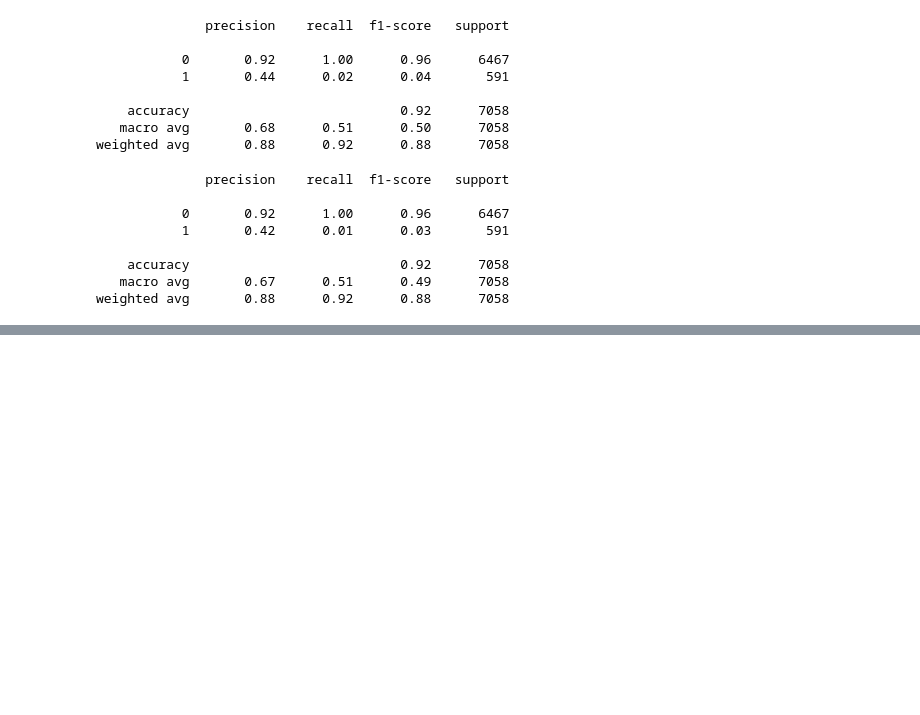
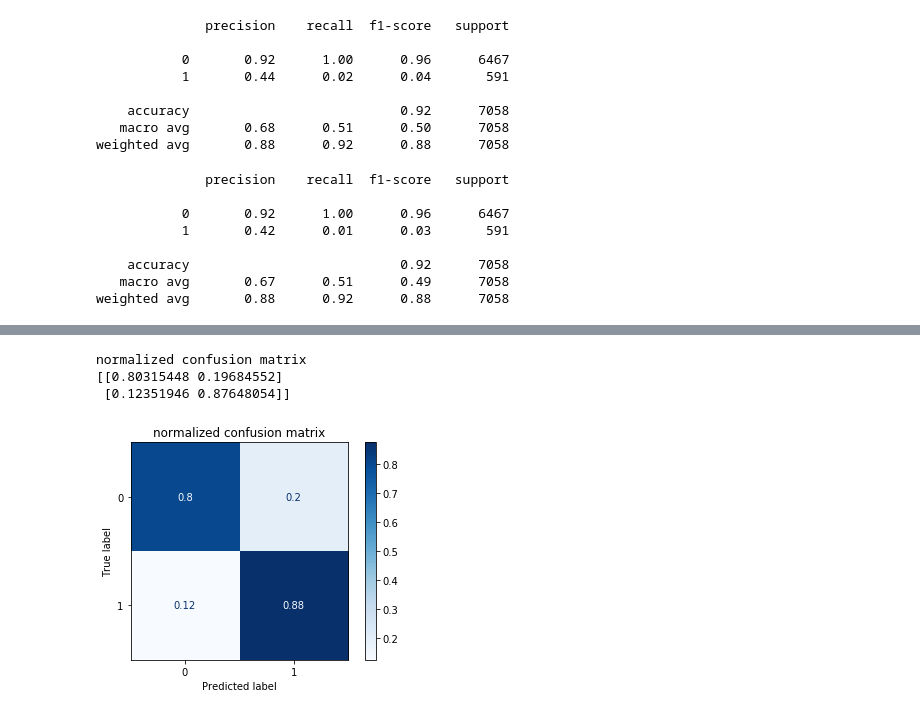
Before and after one commit to janinaschuhmacher/covid-19-data-analysis, a Jupyter notebook: Sample Project COVID-19.ipynb, the cells around one changed output, grey strips where cells are left out. Drawn from its saved outputs; the diff is of its cells as text; code cells hidden in the pictures; blank space fills up the shorter version.

```diff
--- a/Sample Project COVID-19.ipynb
+++ b/Sample Project COVID-19.ipynb
@@ -346,7 +313,7 @@ Name: outcome1, dtype: int64
 # %%
 # custom transformer that assigns numbers to the age_groups
 from sklearn.base import BaseEstimator, TransformerMixin
-class CustomNumericalTransformer( BaseEstimator, TransformerMixin ):
+class CustomAgeTransformer( BaseEstimator, TransformerMixin ):
     def __init__(self):
         return None
 
@@ -644,0 +761,13 @@ weighted avg       0.88      0.92      0.88      7058
+# %%
+# logistic regression accounting for class labels
+np.random.seed(42)
+
+
+# set class weights to be the inverse of class probabilities
+w = {1:92, 0:8}
+# Setup random hyperparameter search for LogisticRegression
+log_reg2 = LogisticRegression(C = 0.034, class_weight=w, random_state=13, max_iter=1000)
+
+# Fit random hyperparameter search model
+log_reg2.fit(X_train, y_train)
+log_reg2.score(X_test, y_test)
@@ -644,0 +803,20 @@ weighted avg       0.88      0.92      0.88      7058
+# %%
+from sklearn.metrics import plot_confusion_matrix
+
+title = "normalized confusion matrix"
+
+disp = plot_confusion_matrix(log_reg2, X_test, y_test,
+                                 cmap=plt.cm.Blues,
+                                 normalize='true'
+                            )
+disp.ax_.set_title(title)
+
+print(title)
+print(disp.confusion_matrix)
+
+plt.show()
+# %% [output]
+normalized confusion matrix
+[[0.80315448 0.19684552]
+ [0.12351946 0.87648054]]
+[figure, added]
```
Also changed, not shown: parts of 45 cells of this notebook.
